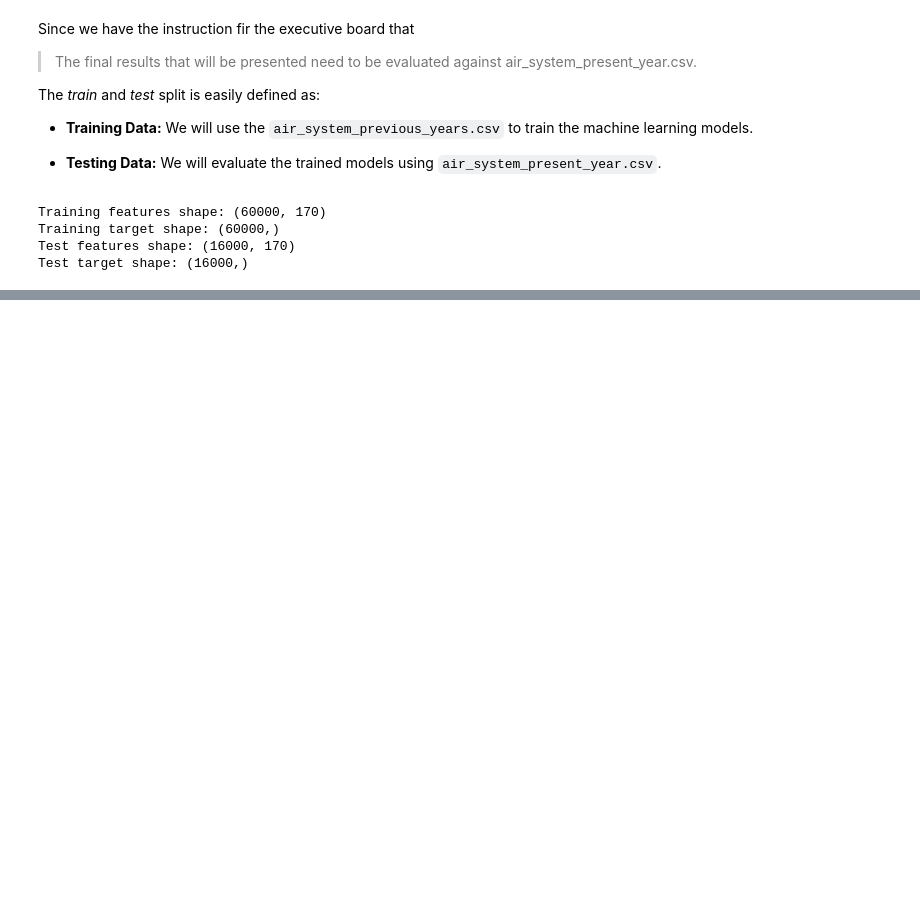
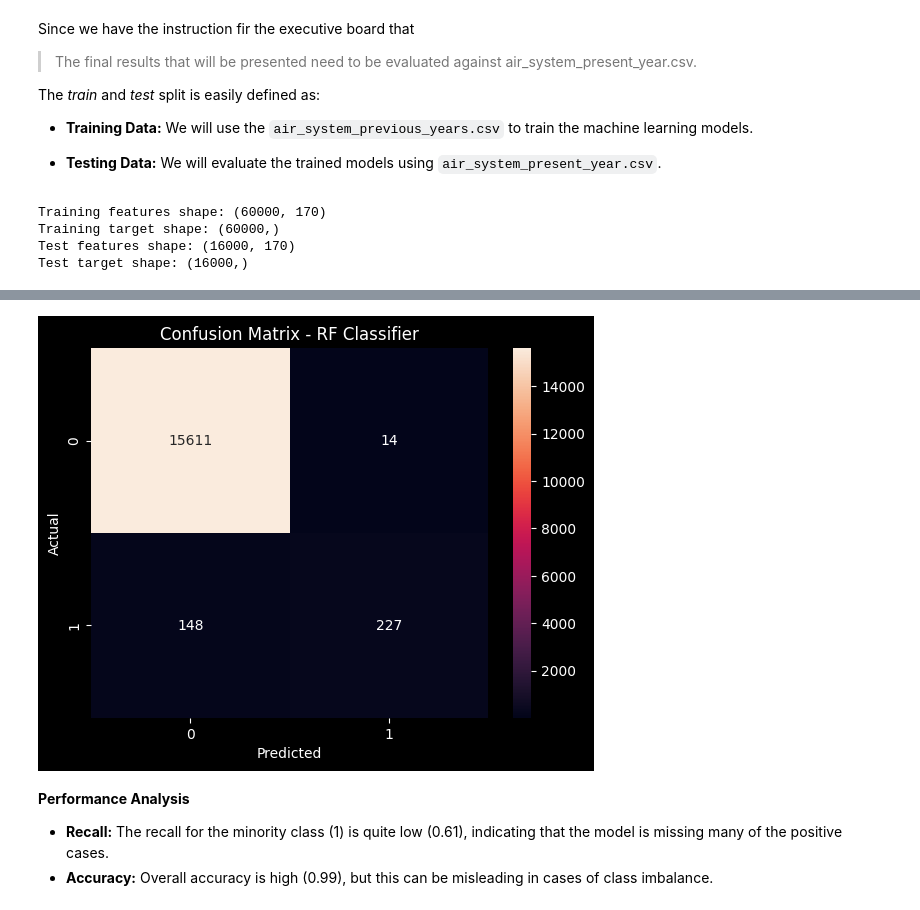
Before and after one commit to michelhilg/truck-maintenance-planning-ML, a Jupyter notebook: notebooks/05_Model_Training.ipynb, the cells around one changed output, grey strips where cells are left out. Cells and saved outputs as stored; diff of their text form; code cells hidden in the pictures; blank space fills up the shorter version.

```diff
--- a/notebooks/05_Model_Training.ipynb
+++ b/notebooks/05_Model_Training.ipynb
@@ -51,0 +104,10 @@ Test target shape: (16000,)
+# %%
+# Fit the data on the classifier
+rf = RandomForestClassifier()
+rf.fit(X_train, y_train)
+
+# Predict
+y_pred_rf = rf.predict(X_test)
+
+# Evaluate the performance
+print(classification_report(y_test, y_pred_rf))
@@ -51,0 +123,9 @@ Test target shape: (16000,)
+# %%
+confmatrix(y_test, y_pred_rf, title = "Confusion Matrix - RF Classifier")
+# %% [output]
+[figure, added]
+# %% [markdown]
+**Performance Analysis**
+
+- **Recall:** The recall for the minority class (1) is quite low (0.61), indicating that the model is missing many of the positive cases.
+- **Accuracy:** Overall accuracy is high (0.99), but this can be misleading in cases of class imbalance.
```
Also changed, not shown: parts of 16 cells of this notebook, 1 other file.
